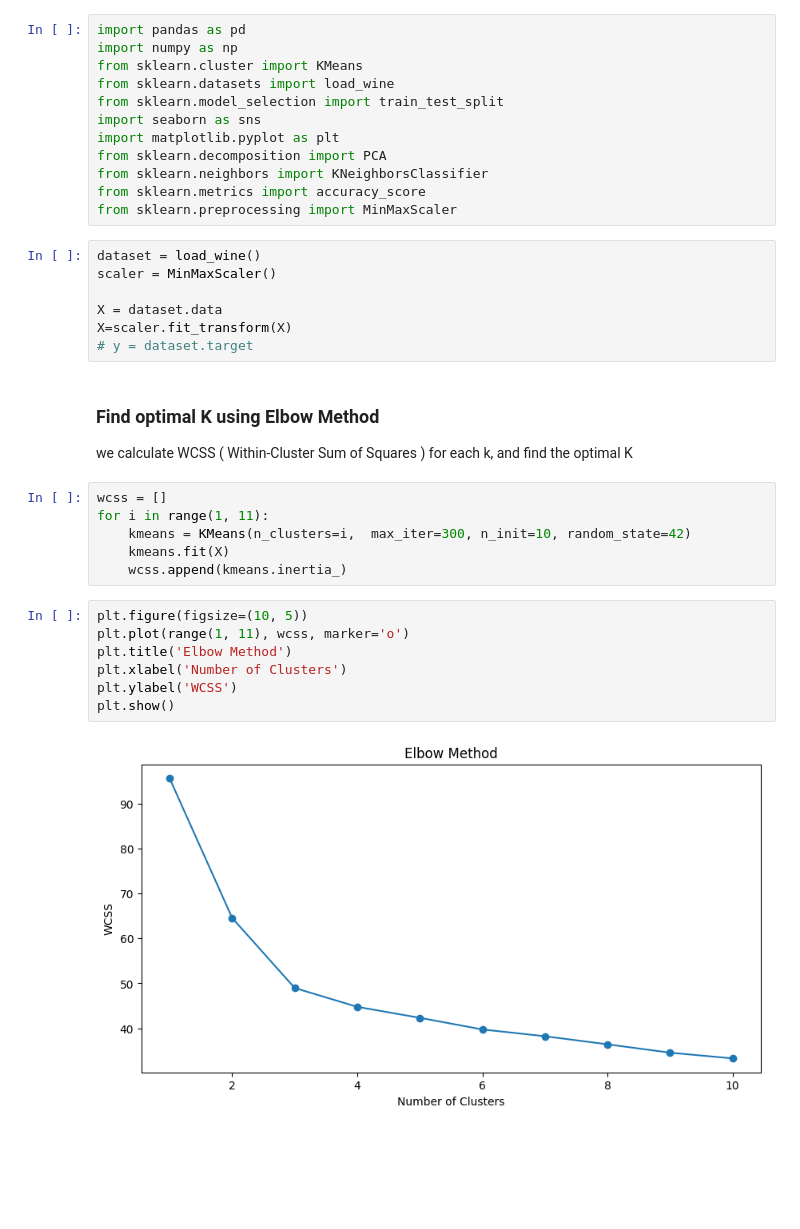
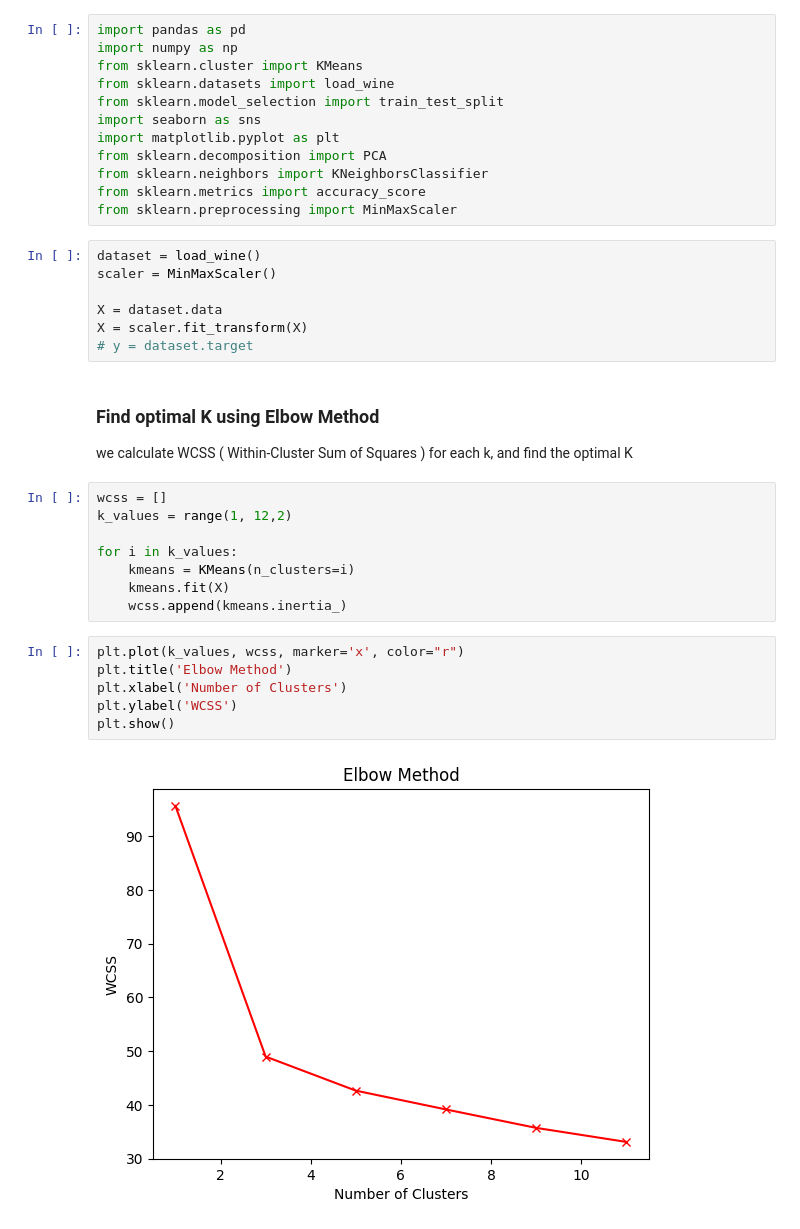
Before and after one commit to dannsb/pattern-recognition, a Jupyter notebook: knn/using-kmeans.ipynb, the cells around one changed output. Drawn from its saved outputs; the diff is of its cells as text; blank space fills up the shorter version.

Commit message:
add range variable

```diff
--- a/knn/using-kmeans.ipynb
+++ b/knn/using-kmeans.ipynb
@@ -20,25 +20,26 @@ dataset = load_wine()
 scaler = MinMaxScaler()
 
 X = dataset.data
-X=scaler.fit_transform(X)
+X = scaler.fit_transform(X)
 # y = dataset.target
 # %% [markdown]
 ### Find optimal K using Elbow Method
 we calculate WCSS ( Within-Cluster Sum of Squares ) for each k, and find the optimal K <br/>
 # %%
 wcss = []
-for i in range(1, 11):
-    kmeans = KMeans(n_clusters=i,  max_iter=300, n_init=10, random_state=42)
+k_values = range(1, 12,2)
+
+for i in k_values:
+    kmeans = KMeans(n_clusters=i)
     kmeans.fit(X)
     wcss.append(kmeans.inertia_)
 # %%
-plt.figure(figsize=(10, 5))
-plt.plot(range(1, 11), wcss, marker='o')
+plt.plot(k_values, wcss, marker='x', color="r")
 plt.title('Elbow Method')
 plt.xlabel('Number of Clusters')
 plt.ylabel('WCSS')
 plt.show()
 # %% [output]
-[figure, old version]
+[figure, new version]
 # %% [markdown]
 ### K-MEANS and KNN
```
Also changed, not shown: parts of 3 cells of this notebook.
